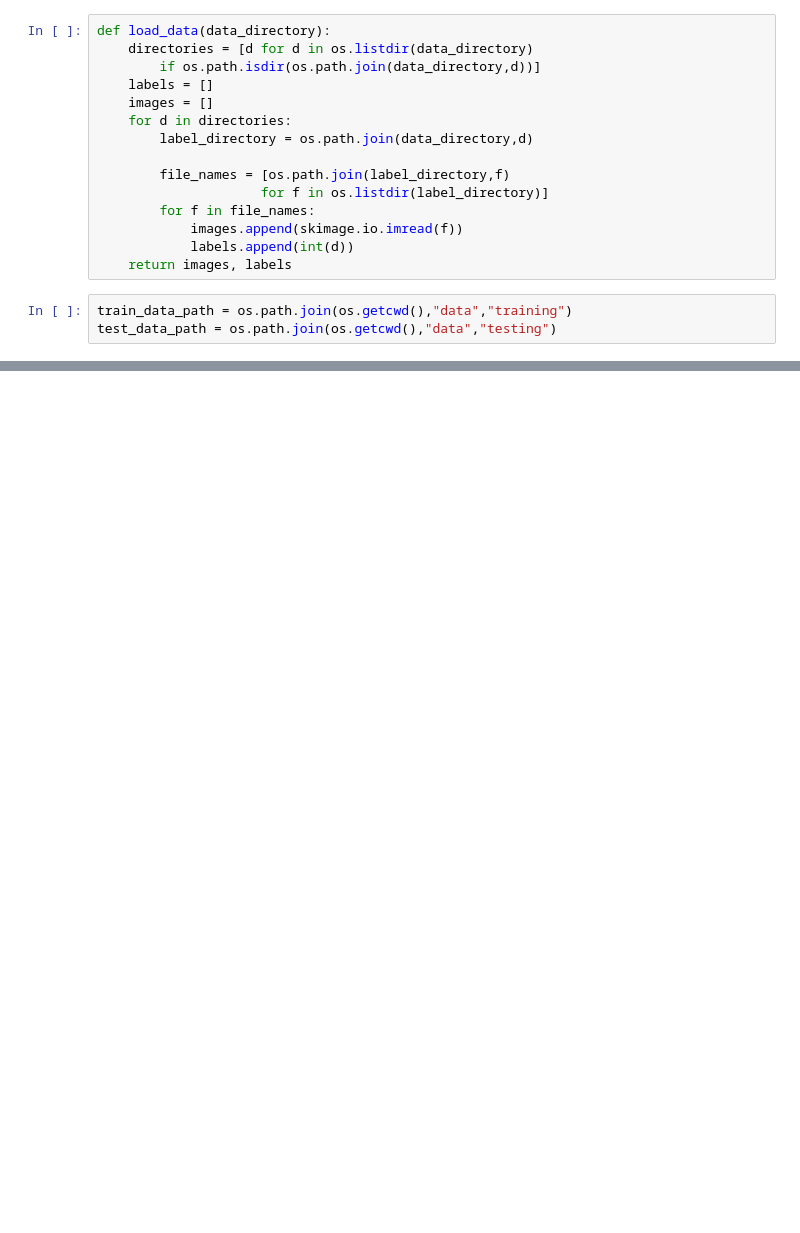
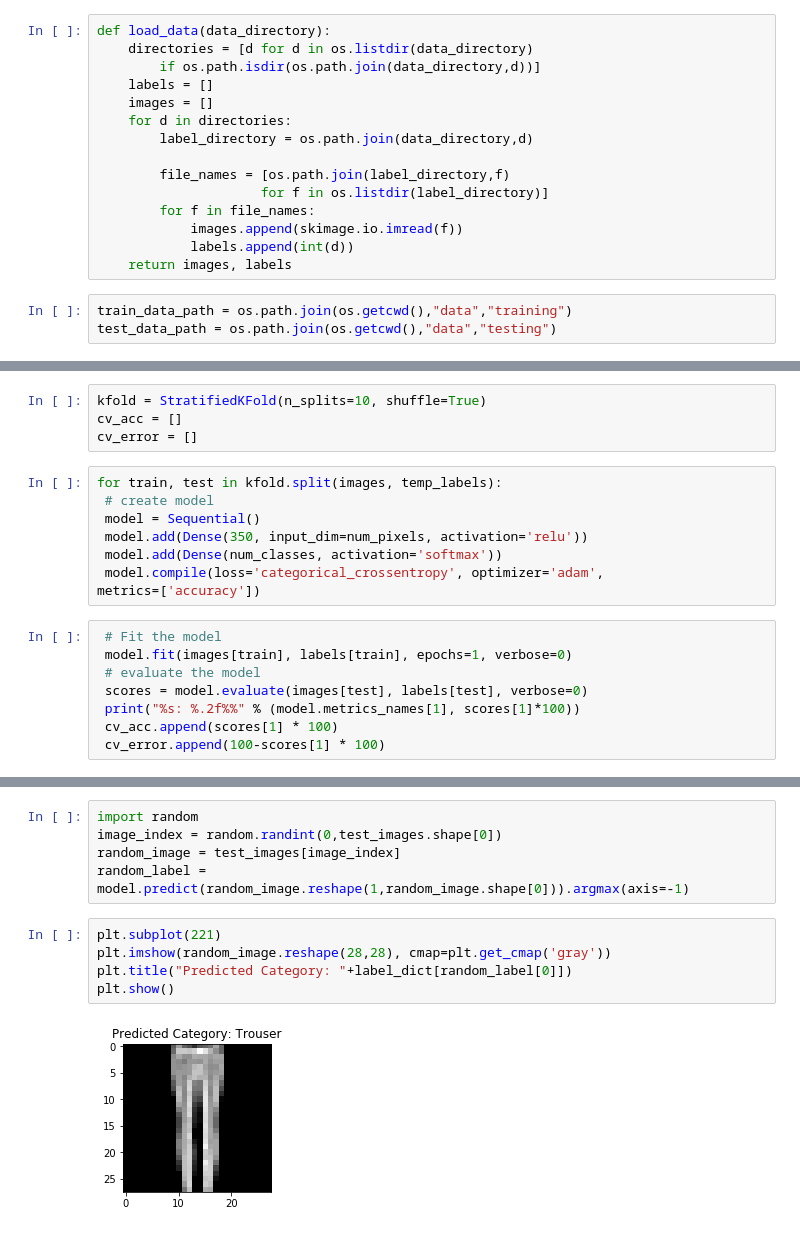
Before and after one commit to brndx/Machine-Learning, a Jupyter notebook: [MLA2] Multi-Layer Perceptron.ipynb, the cells around one changed output, grey strips where cells are left out. Cells and saved outputs as stored; diff of their text form; blank space fills up the shorter version.

```diff
--- a/[MLA2] Multi-Layer Perceptron.ipynb
+++ b/[MLA2] Multi-Layer Perceptron.ipynb
@@ -30,0 +159,20 @@ test_data_path = os.path.join(os.getcwd(),"data","testing")
+# %%
+kfold = StratifiedKFold(n_splits=10, shuffle=True)
+cv_acc = []
+cv_error = []
+# %%
+for train, test in kfold.split(images, temp_labels):
+ # create model
+ model = Sequential()
+ model.add(Dense(350, input_dim=num_pixels, activation='relu'))
+ model.add(Dense(num_classes, activation='softmax'))
+ model.compile(loss='categorical_crossentropy', optimizer='adam',
+metrics=['accuracy'])
+# %%
+ # Fit the model
+ model.fit(images[train], labels[train], epochs=1, verbose=0)
+ # evaluate the model
+ scores = model.evaluate(images[test], labels[test], verbose=0)
+ print("%s: %.2f%%" % (model.metrics_names[1], scores[1]*100))
+ cv_acc.append(scores[1] * 100)
+ cv_error.append(100-scores[1] * 100)
@@ -30,0 +196,12 @@ test_data_path = os.path.join(os.getcwd(),"data","testing")
+# %%
+import random
+image_index = random.randint(0,test_images.shape[0])
+random_image = test_images[image_index]
+random_label = model.predict(random_image.reshape(1,random_image.shape[0])).argmax(axis=-1)
+# %%
+plt.subplot(221)
+plt.imshow(random_image.reshape(28,28), cmap=plt.get_cmap('gray'))
+plt.title("Predicted Category: "+label_dict[random_label[0]])
+plt.show()
+# %% [output]
+[figure, added]
```
Also changed, not shown: parts of 20 cells of this notebook.
